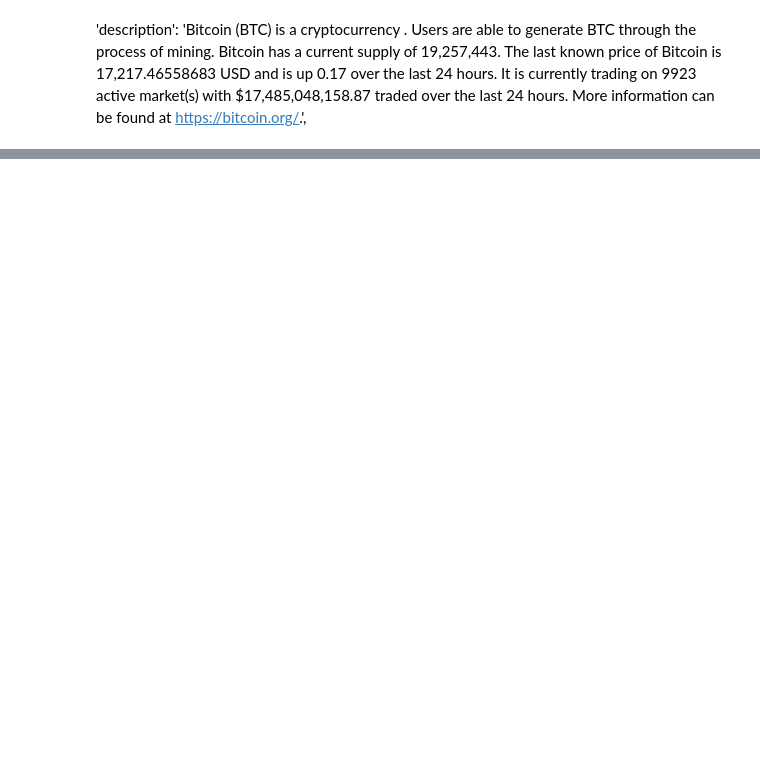
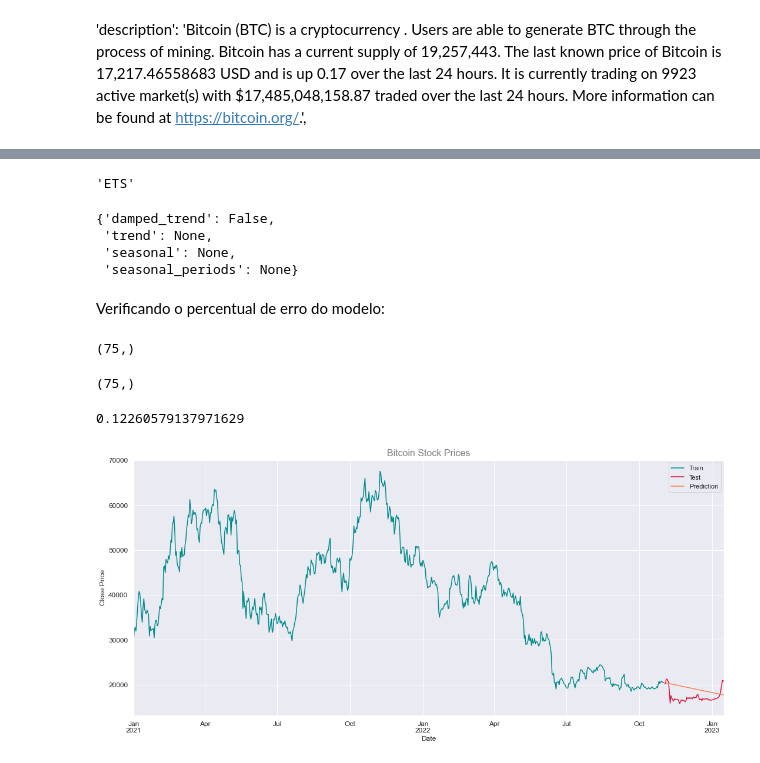
Before and after one commit to GiovannaBezerra/criptocurrency_price_prediction, a Jupyter notebook: cryptocurrency_price_prediction.ipynb, the cells around one changed output, grey strips where cells are left out. Cells and saved outputs as stored; diff of their text form; code cells hidden in the pictures; blank space fills up the shorter version.

Commit message:
including last and final model

```diff
--- a/cryptocurrency_price_prediction.ipynb
+++ b/cryptocurrency_price_prediction.ipynb
@@ -401,0 +168,2 @@ plt.show()
+# %%
+model = AutoTS(forecast_length=test.shape[0],frequency='infer', ensemble='simple')
@@ -401,0 +174,2 @@ plt.show()
+# %%
+model = model.fit(train, date_col='date', value_col='close', id_col=None)
@@ -401,0 +334,13 @@ plt.show()
+# %%
+model.best_model_name
+# %% [output]
+'ETS'
+# %%
+model.best_model_params
+# %% [output]
+{'damped_trend': False,
+ 'trend': None,
+ 'seasonal': None,
+ 'seasonal_periods': None}
+# %% [markdown]
+Verificando o percentual de erro do modelo:
@@ -401,0 +350,37 @@ plt.show()
+# %%
+y_true.shape
+# %% [output]
+(75,)
+# %%
+y_pred.shape
+# %% [output]
+(75,)
+# %%
+# Erro Absoluto Percentual Médio ou MAPE
+# Um valor de MAPE baixo significa que as previsões estão próximas dos valores observados
+# um valor alto indica que as previsões estão longe dos valores observados (o modelo precisa ser melhorado)
+# mape = mean_absolute_percentage_error(y_true, y_pred)
+# print("MAPE: {:.2f}%".format(mape*100))
+
+
+mean_absolute_percentage_error(y_true, y_pred)
+# %% [output]
+0.12260579137971629
+# %%
+# Graph:
+
+train_graph = train.set_index('date')
+test_graph = test.set_index('date')
+
+
+sns.set_theme()
+train_graph.close.plot( figsize=(18,8), fontsize=12, label='Train', color='DarkCyan')
+test_graph.close.plot(figsize=(18,8), fontsize=12, label='Test', color='Crimson')
+forecast.close.plot(figsize=(18,8), fontsize=12, label='Prediction', color='Coral')
+plt.legend()
+plt.title("Bitcoin Stock Prices", fontsize=16, color='Grey')
+plt.xlabel("Date")
+plt.ylabel("Close Price")
+plt.show()
+# %% [output]
+[figure, added]
```
Also changed, not shown: parts of 53 cells of this notebook.
